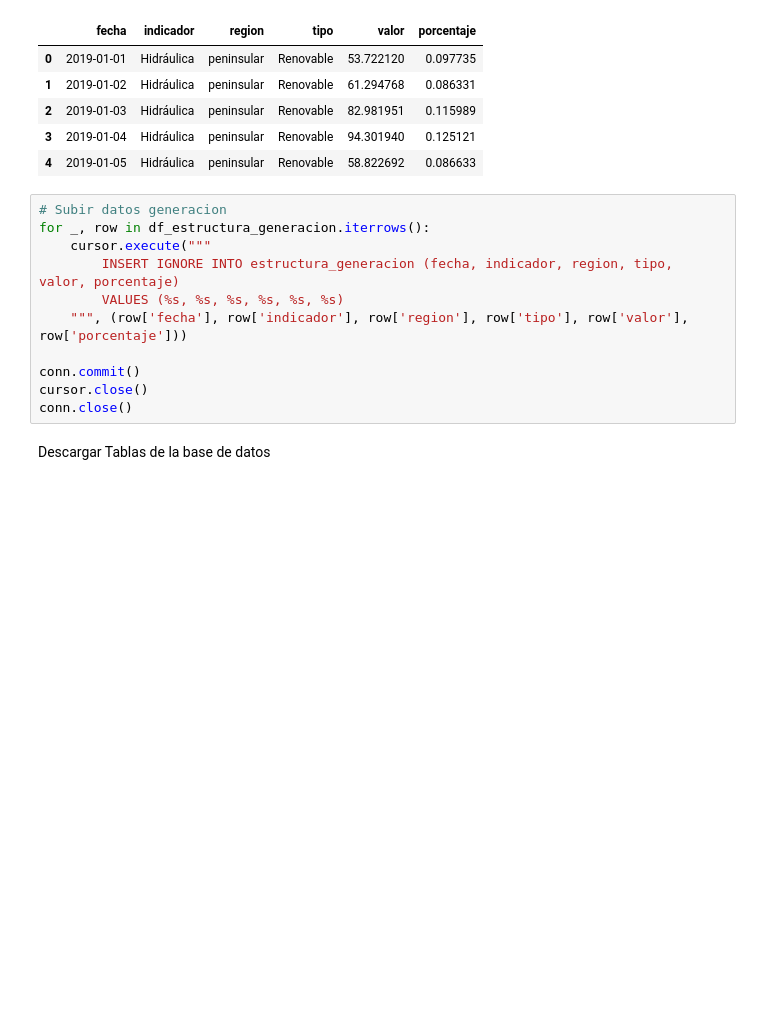
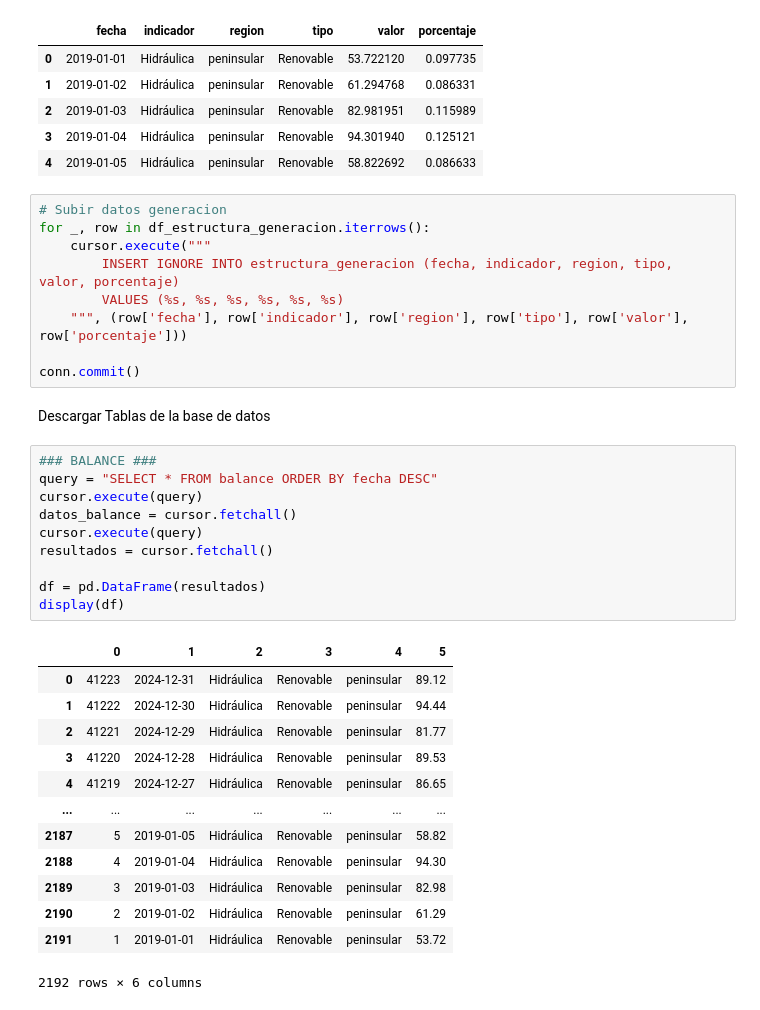
Before and after one commit to Yukiolion/Redes-El-ctricas-Espa-a, a Jupyter notebook: lib/notebooks/04_database.ipynb, the cells around one changed output. Drawn from its saved outputs; the diff is of its cells as text; blank space fills up the shorter version.

```diff
--- a/lib/notebooks/04_database.ipynb
+++ b/lib/notebooks/04_database.ipynb
@@ -187,7 +187,29 @@ for _, row in df_estructura_generacion.iterrows():
     """, (row['fecha'], row['indicador'], row['region'], row['tipo'], row['valor'], row['porcentaje']))
 
 conn.commit()
-cursor.close()
-conn.close()
 # %% [markdown]
 Descargar Tablas de la base de datos
+# %%
+### BALANCE ###
+query = "SELECT * FROM balance ORDER BY fecha DESC"
+cursor.execute(query)
+datos_balance = cursor.fetchall()
+cursor.execute(query)
+resultados = cursor.fetchall()
+
+df = pd.DataFrame(resultados)
+display(df)
+# %% [output]
+|  | 0 | 1 | 2 | 3 | 4 | 5 |
+| 0 | 41223 | 2024-12-31 | Hidráulica | Renovable | peninsular | 89.12 |
+| 1 | 41222 | 2024-12-30 | Hidráulica | Renovable | peninsular | 94.44 |
+| 2 | 41221 | 2024-12-29 | Hidráulica | Renovable | peninsular | 81.77 |
+| 3 | 41220 | 2024-12-28 | Hidráulica | Renovable | peninsular | 89.53 |
+| 4 | 41219 | 2024-12-27 | Hidráulica | Renovable | peninsular | 86.65 |
+| ... | ... | ... | ... | ... | ... | ... |
+| 2187 | 5 | 2019-01-05 | Hidráulica | Renovable | peninsular | 58.82 |
+| 2188 | 4 | 2019-01-04 | Hidráulica | Renovable | peninsular | 94.30 |
+| 2189 | 3 | 2019-01-03 | Hidráulica | Renovable | peninsular | 82.98 |
+| 2190 | 2 | 2019-01-02 | Hidráulica | Renovable | peninsular | 61.29 |
+| 2191 | 1 | 2019-01-01 | Hidráulica | Renovable | peninsular | 53.72 |
+2192 rows × 6 columns
```
Also changed, not shown: parts of 5 cells of this notebook, 1 other file.
